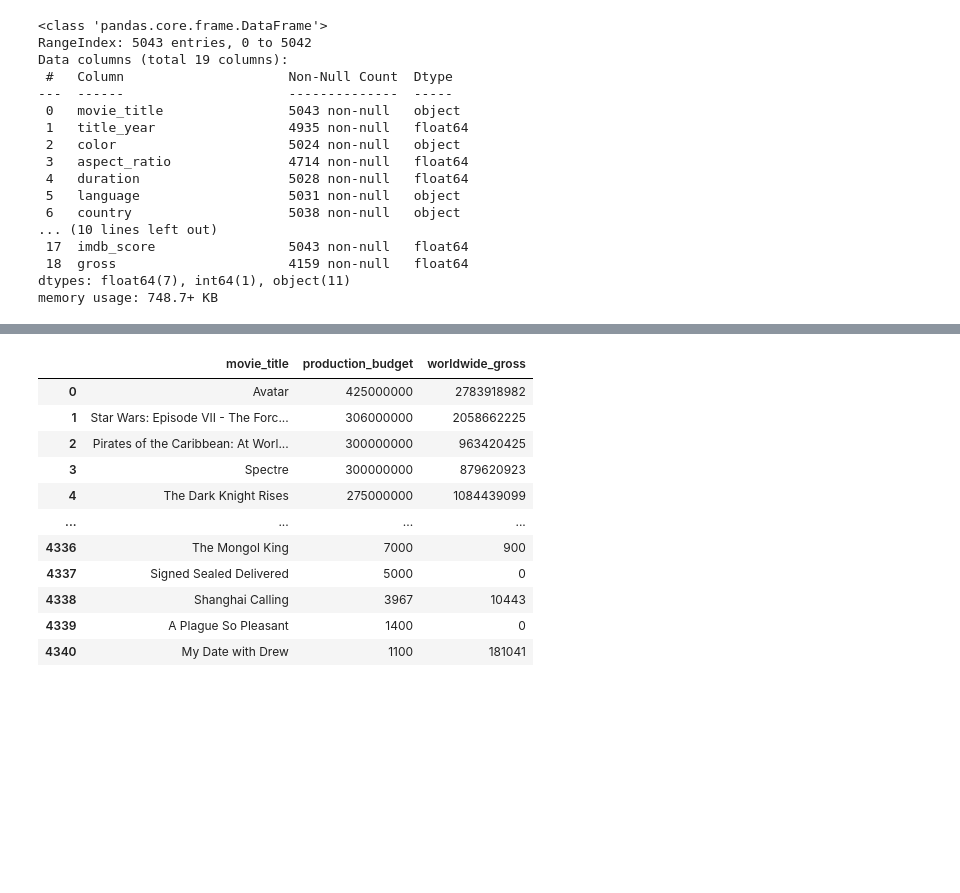
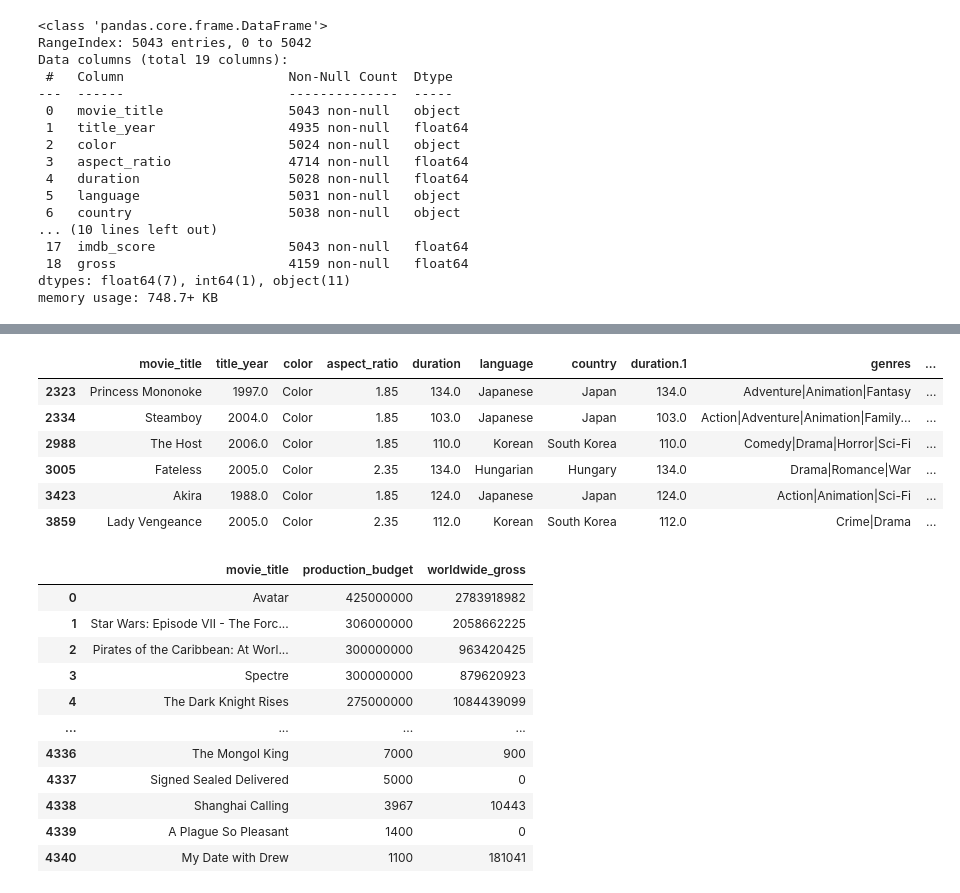
Before and after one commit to Xicotrainer/git-learning, a Jupyter notebook: numpy_practice.ipynb, the cells around one changed output, grey strips where cells are left out. Drawn from its saved outputs; the diff is of its cells as text; code cells hidden in the pictures; blank space fills up the shorter version.

```diff
--- a/numpy_practice.ipynb
+++ b/numpy_practice.ipynb
@@ -110,0 +152,10 @@ pandas.core.indexes.base.Index
+# %%
+movies[filter]
+# %% [output]
+|  | movie_title | title_year | color | aspect_ratio | duration | language | country | duration.1 | genres | ... |
+| 2323 | Princess Mononoke | 1997.0 | Color | 1.85 | 134.0 | Japanese | Japan | 134.0 | Adventure|Animation|Fantasy | ... |
+| 2334 | Steamboy | 2004.0 | Color | 1.85 | 103.0 | Japanese | Japan | 103.0 | Action|Adventure|Animation|Family... | ... |
+| 2988 | The Host | 2006.0 | Color | 1.85 | 110.0 | Korean | South Korea | 110.0 | Comedy|Drama|Horror|Sci-Fi | ... |
+| 3005 | Fateless | 2005.0 | Color | 2.35 | 134.0 | Hungarian | Hungary | 134.0 | Drama|Romance|War | ... |
+| 3423 | Akira | 1988.0 | Color | 1.85 | 124.0 | Japanese | Japan | 124.0 | Action|Animation|Sci-Fi | ... |
+| 3859 | Lady Vengeance | 2005.0 | Color | 2.35 | 112.0 | Korean | South Korea | 112.0 | Crime|Drama | ... |
```
Also changed, not shown: parts of 10 cells of this notebook.
